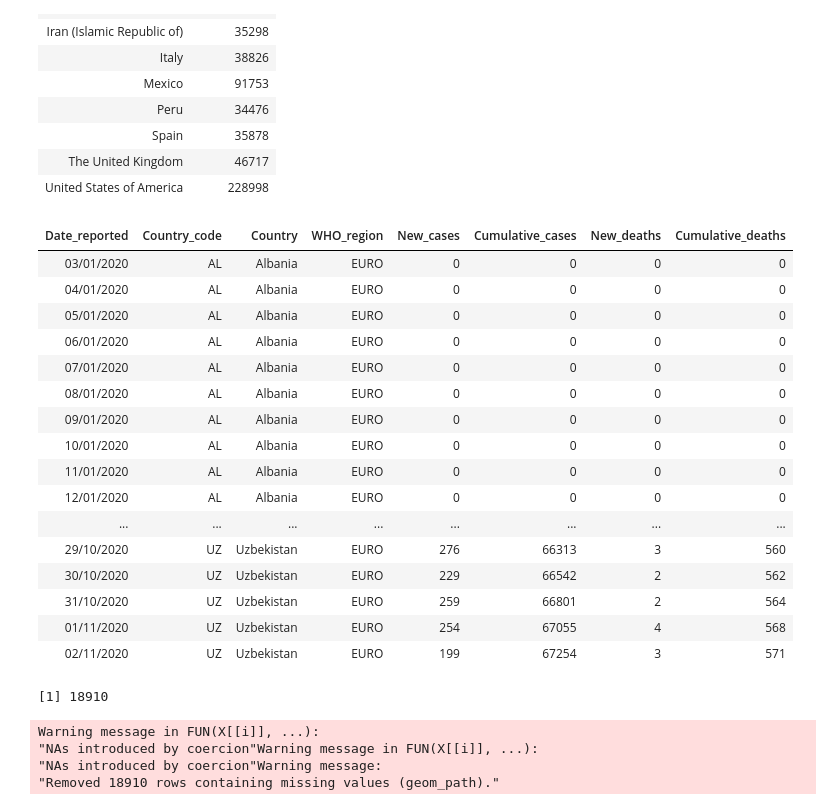
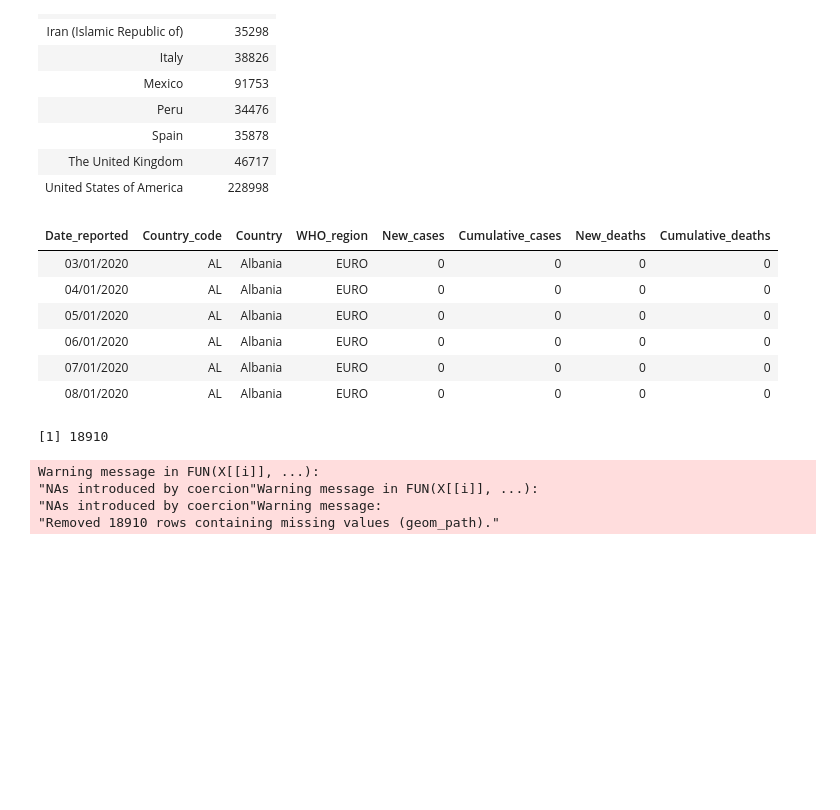
Before and after one commit to ada-nwobodo/COVID19-Prediction-Project-, a Jupyter notebook: COVID-19PredictionProject.ipynb, the cells around one changed output. Drawn from its saved outputs; the diff is of its cells as text; code cells hidden in the pictures; blank space fills up the shorter version.

Commit message:
chnges to covid project and readme

```diff
--- a/COVID-19PredictionProject.ipynb
+++ b/COVID-19PredictionProject.ipynb
@@ -524,27 +514,17 @@ Top10deaths_world_COVID19
 | United States of America | 228998 |
 # %%
 WHO_COVID19_EURO <- WHO_COVID19 %>% filter(WHO_region == "EURO")
-WHO_COVID19_EURO
+head(WHO_COVID19_EURO)
 nrow(WHO_COVID19_EURO)
 #filters through all WHO regions to focus solely on European datasets
 # %% [output]
 | Date_reported | Country_code | Country | WHO_region | New_cases | Cumulative_cases | New_deaths | Cumulative_deaths |
 | 03/01/2020 | AL | Albania | EURO | 0 | 0 | 0 | 0 |
 | 04/01/2020 | AL | Albania | EURO | 0 | 0 | 0 | 0 |
 | 05/01/2020 | AL | Albania | EURO | 0 | 0 | 0 | 0 |
 | 06/01/2020 | AL | Albania | EURO | 0 | 0 | 0 | 0 |
 | 07/01/2020 | AL | Albania | EURO | 0 | 0 | 0 | 0 |
 | 08/01/2020 | AL | Albania | EURO | 0 | 0 | 0 | 0 |
-| 09/01/2020 | AL | Albania | EURO | 0 | 0 | 0 | 0 |
-| 10/01/2020 | AL | Albania | EURO | 0 | 0 | 0 | 0 |
-| 11/01/2020 | AL | Albania | EURO | 0 | 0 | 0 | 0 |
-| 12/01/2020 | AL | Albania | EURO | 0 | 0 | 0 | 0 |
-| ... | ... | ... | ... | ... | ... | ... | ... |
-| 29/10/2020 | UZ | Uzbekistan | EURO | 276 | 66313 | 3 | 560 |
-| 30/10/2020 | UZ | Uzbekistan | EURO | 229 | 66542 | 2 | 562 |
-| 31/10/2020 | UZ | Uzbekistan | EURO | 259 | 66801 | 2 | 564 |
-| 01/11/2020 | UZ | Uzbekistan | EURO | 254 | 67055 | 4 | 568 |
-| 02/11/2020 | UZ | Uzbekistan | EURO | 199 | 67254 | 3 | 571 |
 [1] 18910
 # %%
 ggplot(WHO_COVID19_EURO, aes(x = as.numeric(Date_reported), y = Cumulative_cases)) + geom_line() + facet_wrap(~Country) +
```
Also changed, not shown: parts of 6 cells of this notebook, 1 other file.
